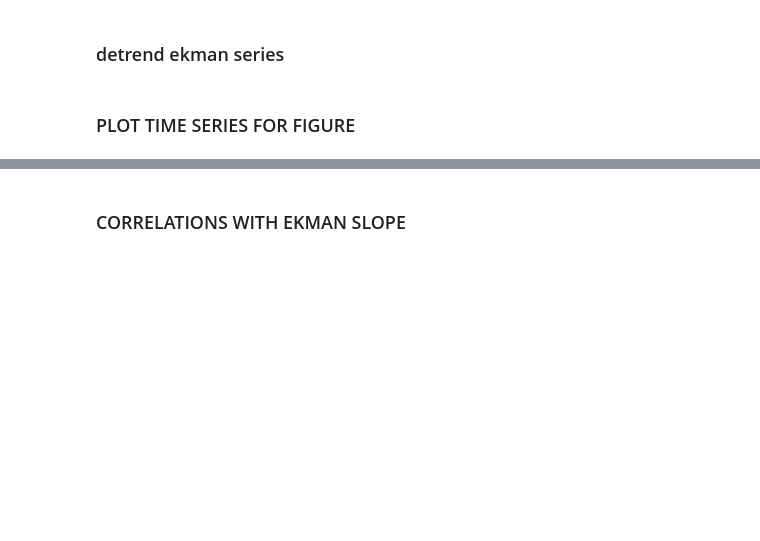
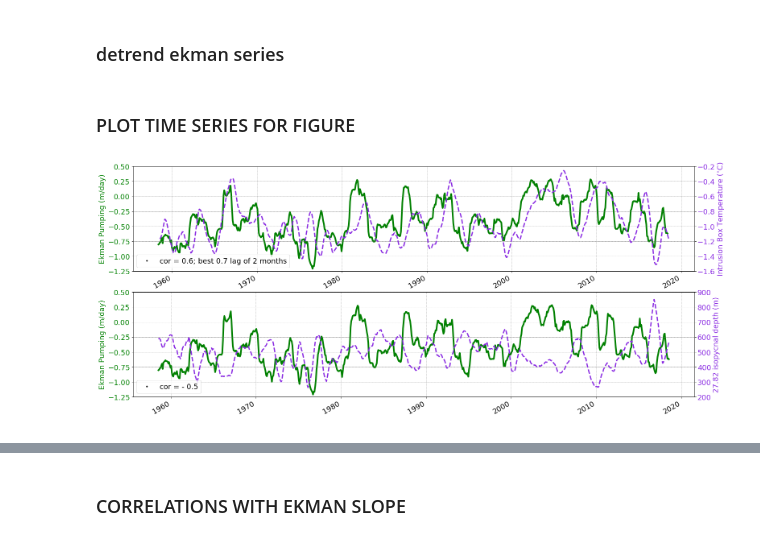
Before and after one commit to ribeiron/ScriptsChapter3, a Jupyter notebook: New_correlation.ipynb, the cells around one changed output, grey strips where cells are left out. Drawn from its saved outputs; the diff is of its cells as text; code cells hidden in the pictures; blank space fills up the shorter version.

```diff
--- a/New_correlation.ipynb
+++ b/New_correlation.ipynb
@@ -1065,35 +1059,37 @@ plt.ylim([200,900])
 # ax1.set_ylabel('Ekman Pump (m/day)', fontsize=fontsize,color='green')
 # ax1.tick_params(axis='y', labelcolor='green',labelsize=fontsize)
 # ax1.set_xlabel(' ', fontsize = fontsize)
 # ax1.tick_params(axis='x',labelsize=fontsize)
 # plt.title(' ')
 # plt.grid(color = 'gray', linestyle = '--', linewidth = 0.5)
 # plt.ylim([-1.25,0.5])
 # #plt.text(100,0.4,"cor = -0.73, lag = 4 months")
 
 
 # ax2 = ax1.twinx()
 # #isocon_off_dr.plot(color='C0')
 # u_speed_tr.plot(color='blueviolet',linestyle='--',linewidth=3)
 # #isocon_off3_dr.plot(color='C0',linestyle=':')
 # ax2.set_ylabel('ASC (m/s)', fontsize=fontsize, color='blueviolet')
 # ax2.tick_params(axis='x',labelsize=fontsize)
 # ax2.tick_params(axis='y', labelcolor='blueviolet',labelsize=fontsize)
 # plt.ylim([-0.09,0.01])
 # #ax2.invert_yaxis()
 # plt.grid(color = 'gray', linestyle = '--', linewidth = 0.5)
 # #plt.text(700, -0.4, 'cor=0.016', fontsize = 12)
 # #building legend
 # #plt.plot(np.nan,np.nan,color='C0',linestyle=':',label='27.80')
 # plt.plot(np.nan,np.nan,color='k',marker=".",linestyle='none',label='cor = 0.1; best 0.4 lag of 7 months')
 # #plt.plot(np.nan,np.nan,color='C0',label='27.83')
 # plt.legend(loc="lower left",fontsize=fontsize)
 
 
 
-figdir = '/home/581/ns3783/Scripts/Figures/New_codes_CFD/Figures'
+#figdir = '/home/581/ns3783/Scripts/Figures/New_codes_CFD/Figures'
 ###figdir = '/g/data/jk72/ns3783'
-filestr = figdir+'/fig6_ekman_time_series.png'
-plt.savefig(filestr,dpi=600,bbox_inches='tight')
+#filestr = figdir+'/fig6_ekman_time_series.png'
+#plt.savefig(filestr,dpi=600,bbox_inches='tight')
+# %% [output]
+[figure, added]
 # %%
 pwd
```
Also changed, not shown: parts of 18 cells of this notebook, 1 other file.
